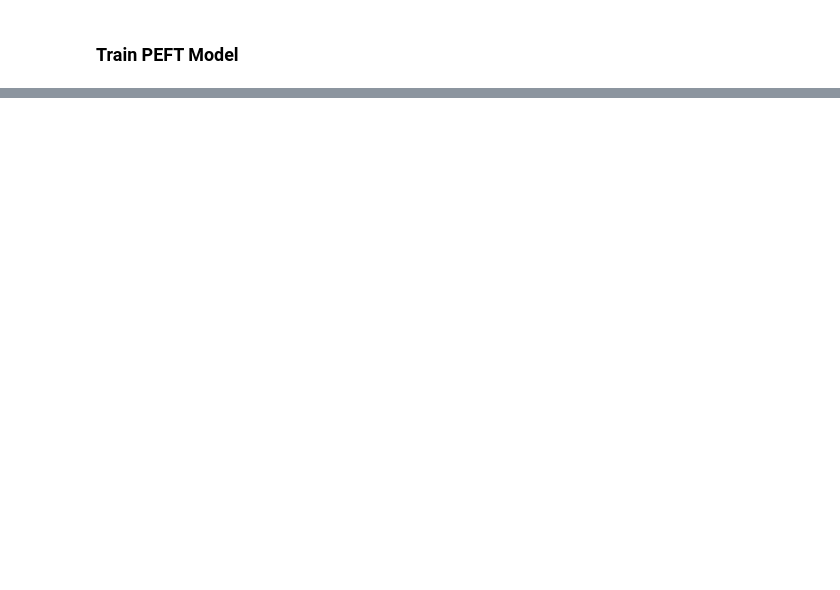
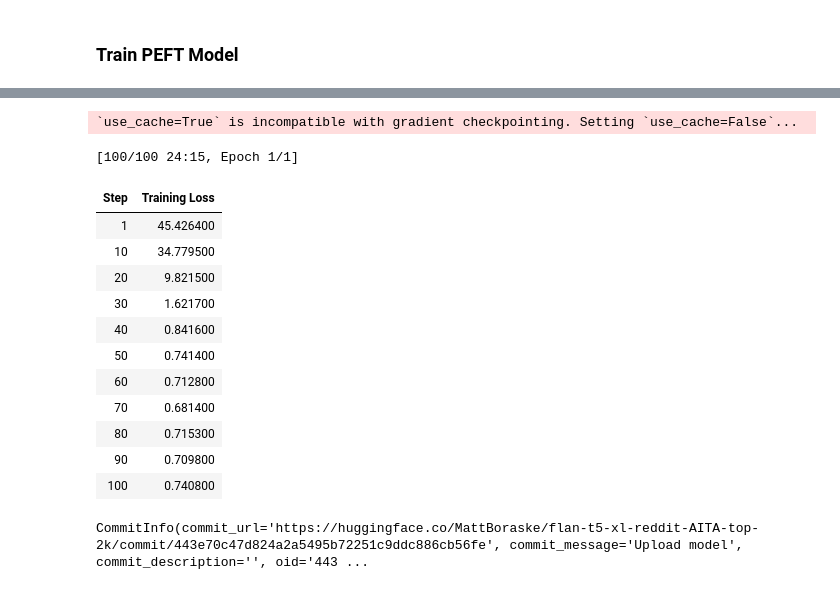
Before and after one commit to MattBoraske/Reddit-AITA-Conflict-Resolution-LLM-Finetuning, a Jupyter notebook: fine-tuning/flanT5_reddit_AITA_finetuning.ipynb, the cells around one changed output, grey strips where cells are left out. Drawn from its saved outputs; the diff is of its cells as text; code cells hidden in the pictures; blank space fills up the shorter version.

```diff
--- a/fine-tuning/flanT5_reddit_AITA_finetuning.ipynb
+++ b/fine-tuning/flanT5_reddit_AITA_finetuning.ipynb
@@ -88,14 +224,15 @@ print(f"PEFT Model memory size: {get_model_memory_size_gb(peft_model)} GB")
 # %%
-FLAN_T5_ENCODER_CONTEXT_WINDOW_SIZE = 1024
-FLAN_T5_DECODER_CONTEXT_WINDOW_SIZE = 256
+def preprocess_function(sample):
+  # Tokenize inputs
+  model_inputs = tokenizer(sample['flanT5_instruction'], max_length=encoder_context_window, padding='max_length', truncation=True)
 
-def preprocess_function(sample):
+  # Tokenize targets with the `text_target` keyword argument
+  labels = tokenizer(text_target=sample["top_comment_1"], max_length=decoder_context_window, padding='max_length', truncation=True)
 
-    # tokenize inputs
-    model_inputs = tokenizer(sample['flanT5_instruction'], max_length=FLAN_T5_ENCODER_CONTEXT_WINDOW_SIZE, padding='max_length', truncation=True)
+  # Return model inputs - input_ids, attention_mask, labels
+  model_inputs["labels"] = labels["input_ids"]
+  return model_inputs
 
-    # Tokenize targets with the `text_target` keyword argument
-    labels = tokenizer(text_target=sample["top_comment_1"], max_length=FLAN_T5_DECODER_CONTEXT_WINDOW_SIZE, padding='max_length', truncation=True)
-
-    model_inputs["labels"] = labels["input_ids"]
-    return model_inputs
+dataset = load_dataset(dataset_name)
+tokenized_dataset = dataset.map(preprocess_function, batched=True, remove_columns=["submission_title", "submission_text", "submission_score", "submission_url", "submission_date", "top_comment_1", 'top_comment_2', 'top_comment_3', 'top_comment_4', 'top_comment_5', 'top_comment_6', 'top_comment_7', 'top_comment_8', 'top_comment_9', 'top_comment_10', 'top_comment_1_classification', 'top_comment_2_classification', 'top_comment_3_classification', 'top_comment_4_classification', 'top_comment_5_classification', 'top_comment_6_classification', 'top_comment_7_classification', 'top_comment_8_classification', 'top_comment_9_classification', 'top_comment_10_classification', 'ambiguity_score', 'AITA_decision', 'flanT5_instruction', 'llama2_instruction'])
+print(f"Keys of tokenized dataset: {list(tokenized_dataset['train'].features)}")
@@ -150,0 +290,20 @@ peft_model.push_to_hub(f"MattBoraske/{FINETUNED_MODEL_NAME}")
+# %%
+# Train model
+trainer.train()
+peft_model.push_to_hub(new_model) # ADD YOUR HF TOKEN IF NOT LOGGED IN ALREADY
+# %% [output]
+`use_cache=True` is incompatible with gradient checkpointing. Setting `use_cache=False`...
+[100/100 24:15, Epoch 1/1]
+| Step | Training Loss |
+| 1 | 45.426400 |
+| 10 | 34.779500 |
+| 20 | 9.821500 |
+| 30 | 1.621700 |
+| 40 | 0.841600 |
+| 50 | 0.741400 |
+| 60 | 0.712800 |
+| 70 | 0.681400 |
+| 80 | 0.715300 |
+| 90 | 0.709800 |
+| 100 | 0.740800 |
+CommitInfo(commit_url='https://huggingface.co/MattBoraske/flan-t5-xl-reddit-AITA-top-2k/commit/443e70c47d824a2a5495b72251c9ddc886cb56fe', commit_message='Upload model', commit_description='', oid='443 ...
```
Also changed, not shown: parts of 20 cells of this notebook, 45 other files.
